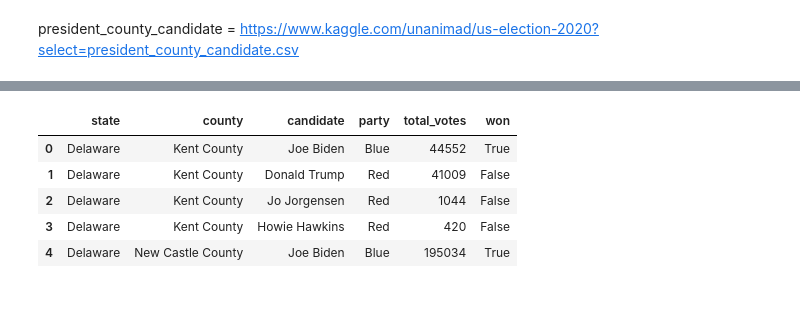
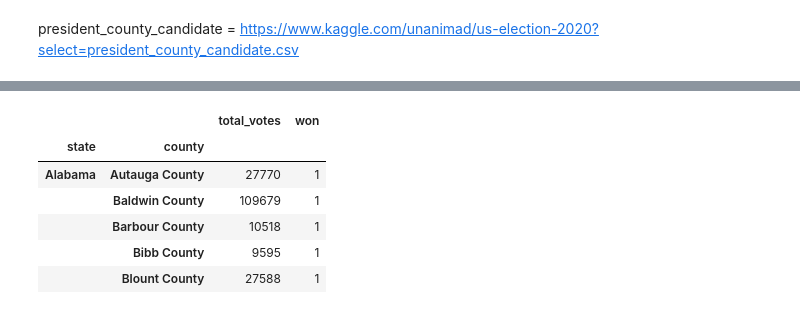
Before and after one commit to lauracharlotteli/cs216project, a Jupyter notebook: 216_project.ipynb, the cells around one changed output, grey strips where cells are left out. Saved outputs shown, nothing was run; the diff lists cells and outputs as text; code cells hidden in the pictures.

```diff
--- a/216_project.ipynb
+++ b/216_project.ipynb
@@ -250,11 +252,12 @@ president_county_candidate.head()
-# %%
-#this chunk shows which county is which party
-president_county_candidate["party"] = np.where(president_county_candidate["won"] == True, "Blue", "Red")
-president_county_candidate.head()
-# %% [output]
-|  | state | county | candidate | party | total_votes | won |
-| 0 | Delaware | Kent County | Joe Biden | Blue | 44552 | True |
-| 1 | Delaware | Kent County | Donald Trump | Red | 41009 | False |
-| 2 | Delaware | Kent County | Jo Jorgensen | Red | 1044 | False |
-| 3 | Delaware | Kent County | Howie Hawkins | Red | 420 | False |
-| 4 | Delaware | New Castle County | Joe Biden | Blue | 195034 | True |
+# %%
+#this chunk finds the total number of votes in each county
+group_president_county_candidate = president_county_candidate.groupby(['state', 'county']).sum()
+group_president_county_candidate.head()
+# %% [output]
+|  |  | total_votes | won |
+| state | county |  |  |
+| Alabama | Autauga County | 27770 | 1 |
+|  | Baldwin County | 109679 | 1 |
+|  | Barbour County | 10518 | 1 |
+|  | Bibb County | 9595 | 1 |
+|  | Blount County | 27588 | 1 |
```
Also changed, not shown: parts of 4 cells of this notebook.
